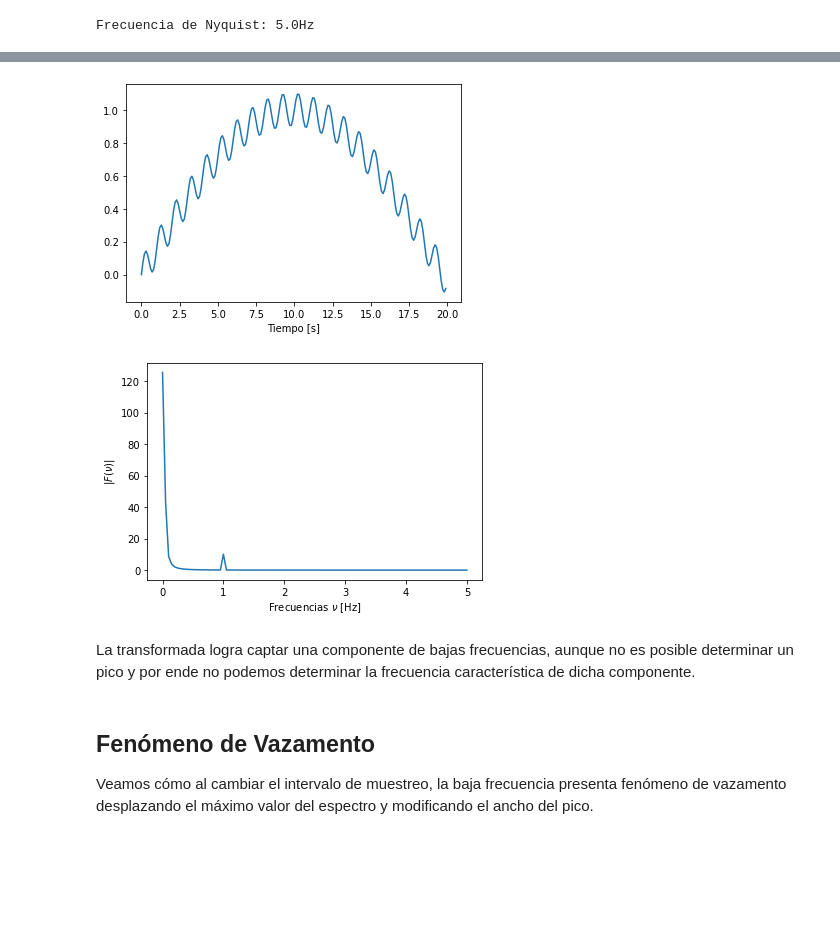
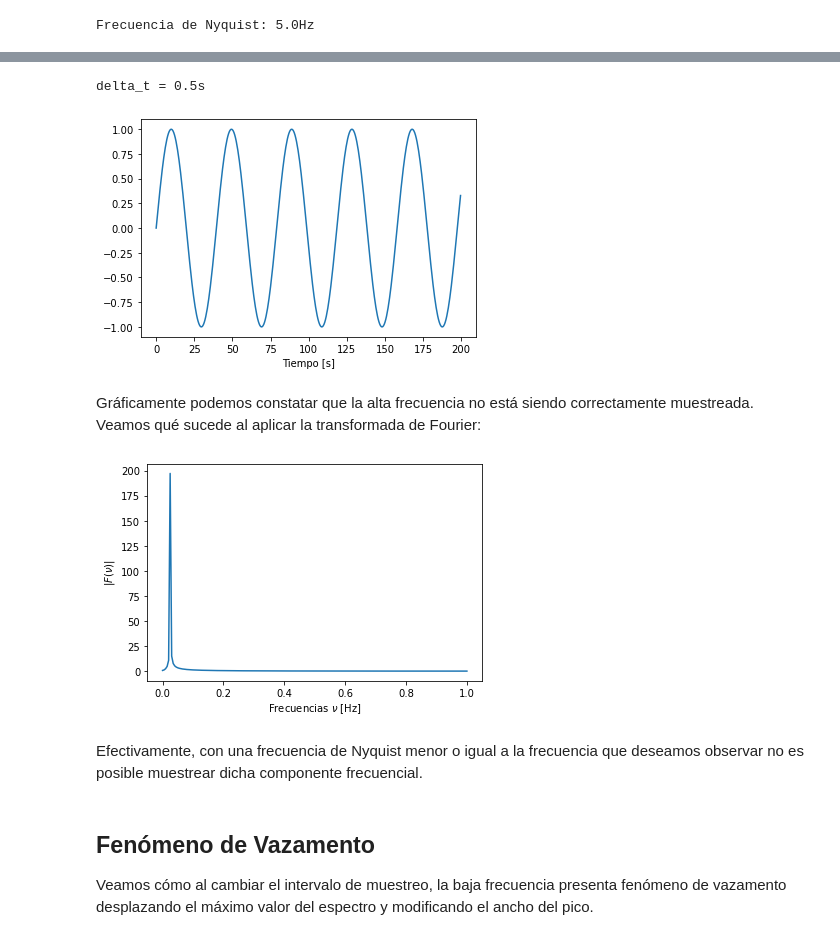
Before and after one commit to santisoler/metodos-numericos-2020, a Jupyter notebook: practicas/08 Transformada de Fourier.ipynb, the cells around one changed output, grey strips where cells are left out. Drawn from its saved outputs; the diff is of its cells as text; code cells hidden in the pictures; blank space fills up the shorter version.

```diff
--- a/practicas/08 Transformada de Fourier.ipynb
+++ b/practicas/08 Transformada de Fourier.ipynb
@@ -75,14 +73,20 @@ Por ejemplo, si $T=20s$:
 # %%
-delta_t = 0.1
-intervalo = 20
+nyquist = 1
+
+delta_t = 1 / 2 / nyquist
+print("delta_t = {}s".format(delta_t))
 t = np.arange(0, intervalo, delta_t)
 datos = f(t)
 
 plt.plot(t, datos)
 plt.xlabel("Tiempo [s]")
 plt.show()
 # %% [output]
+delta_t = 0.5s
-[figure, old version]
+[figure, new version]
+# %% [markdown]
+Gráficamente podemos constatar que la alta frecuencia no está siendo correctamente muestreada.
+Veamos qué sucede al aplicar la transformada de Fourier:
 # %%
 transformada = rfft(datos)  # transformada de Fourier de datos reales
 freqs = rfftfreq(t.size, d=delta_t)  # eje de frecuencias
@@ -92,9 +96,9 @@ plt.xlabel(r"Frecuencias $\nu$ [Hz]")
 plt.ylabel(r"$|F(\nu)|$")
 plt.show()
 # %% [output]
-[figure, old version]
+[figure, new version]
-# %% [markdown]
-La transformada logra captar una componente de bajas frecuencias, aunque no es posible determinar un pico y por ende no podemos determinar la frecuencia característica de dicha componente.
+# %% [markdown]
+Efectivamente, con una frecuencia de Nyquist menor o igual a la frecuencia que deseamos observar no es posible muestrear dicha componente frecuencial.
 # %% [markdown]
 ## Fenómeno de Vazamento
 
```
Also changed, not shown: parts of 3 cells of this notebook.
